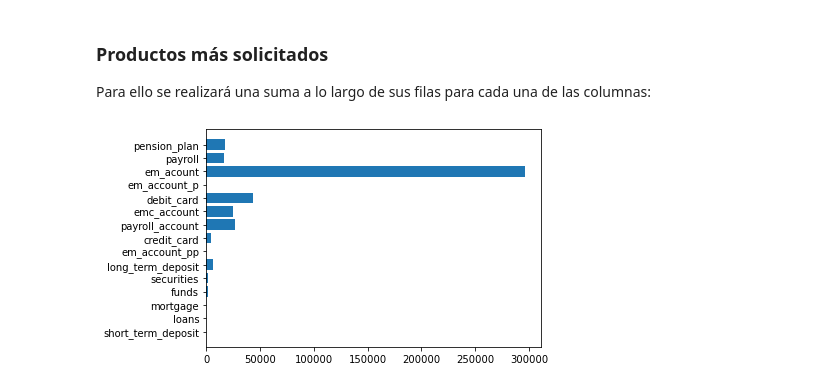
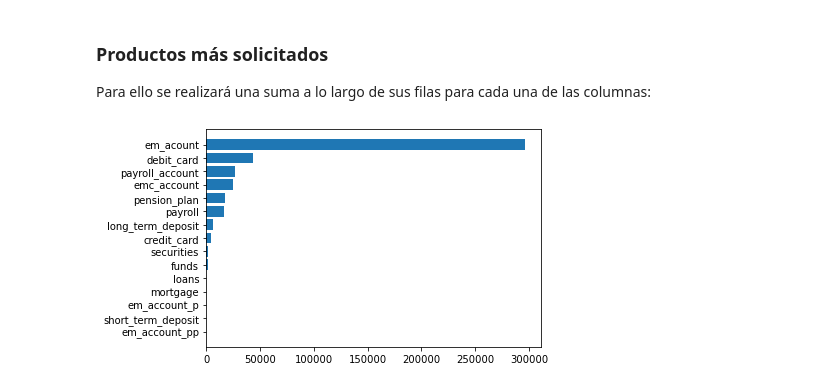
Before and after one commit to carlosperez1997/NDS_ProyectoFinal, a Jupyter notebook: eda_products.ipynb, the cells around one changed output. Drawn from its saved outputs; the diff is of its cells as text; code cells hidden in the pictures.

Commit message:
products

```diff
--- a/eda_products.ipynb
+++ b/eda_products.ipynb
@@ -140,0 +106,11 @@ ImportError: cannot import name 'partitions_vector' from 'globally' (/Users/carl
+# %%
+#partitions = products_all['pk_partition'].unique()
+#partitions = sorted(partitions)
+
+partitions = ['2018-01-28','2018-02-28','2018-03-28','2018-04-28','2018-05-28','2018-06-28','2018-07-28','2018-08-28','2018-09-28','2018-10-28','2018-11-28','2018-12-28','2019-01-28','2019-02-28','2019-03-28','2019-04-28','2019-05-28']
+
+partitions_valuecounts = products_all['pk_partition'].value_counts()
+
+fig, ax = plt.subplots()
+ax.barh(partitions_valuecounts.index, partitions_valuecounts[:])
+plt.show()
@@ -206,9 +184,11 @@ df_description(products_df)
 Para ello se realizará una suma a lo largo de sus filas para cada una de las columnas:
 # %%
 most_popular_products = products_df[["short_term_deposit", "loans", "mortgage", "funds", "securities", "long_term_deposit", "em_account_pp", "credit_card", "payroll_account", "emc_account", "debit_card", "em_account_p", "em_acount", "payroll", "pension_plan"]].sum(axis=0)
+
+most_popular_products = most_popular_products.sort_values()
 
 fig, ax = plt.subplots()
 ax.barh(most_popular_products.index, most_popular_products[:])
 plt.show()
 # %% [output]
-[figure, old version]
+[figure, new version]
```
Also changed, not shown: parts of 5 cells of this notebook, 1 other file.
